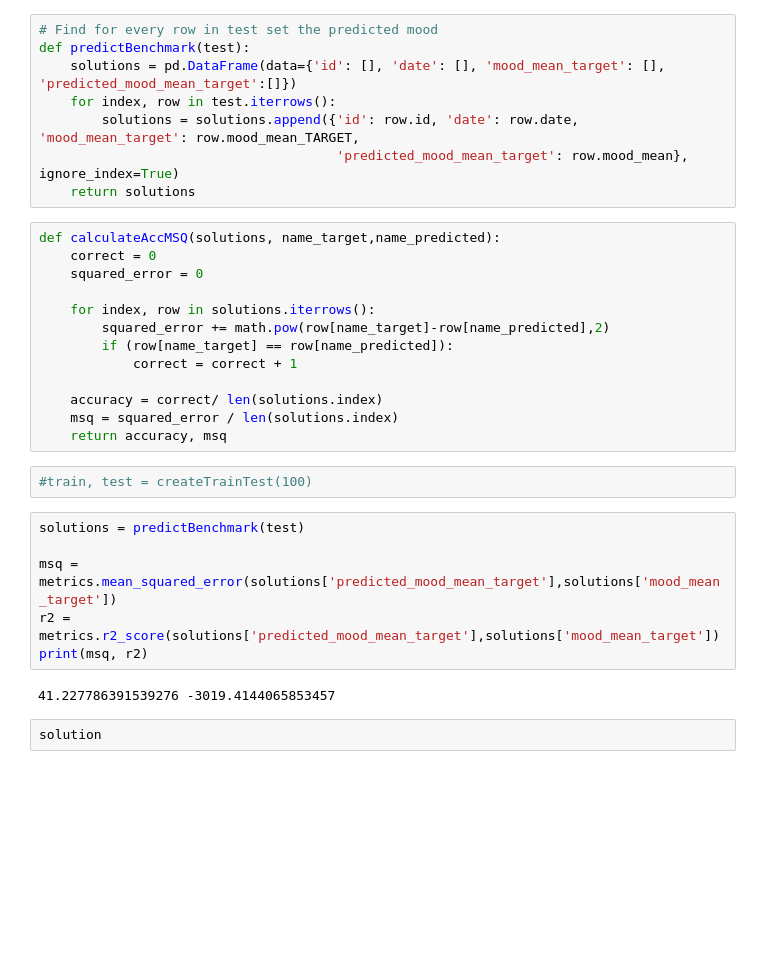
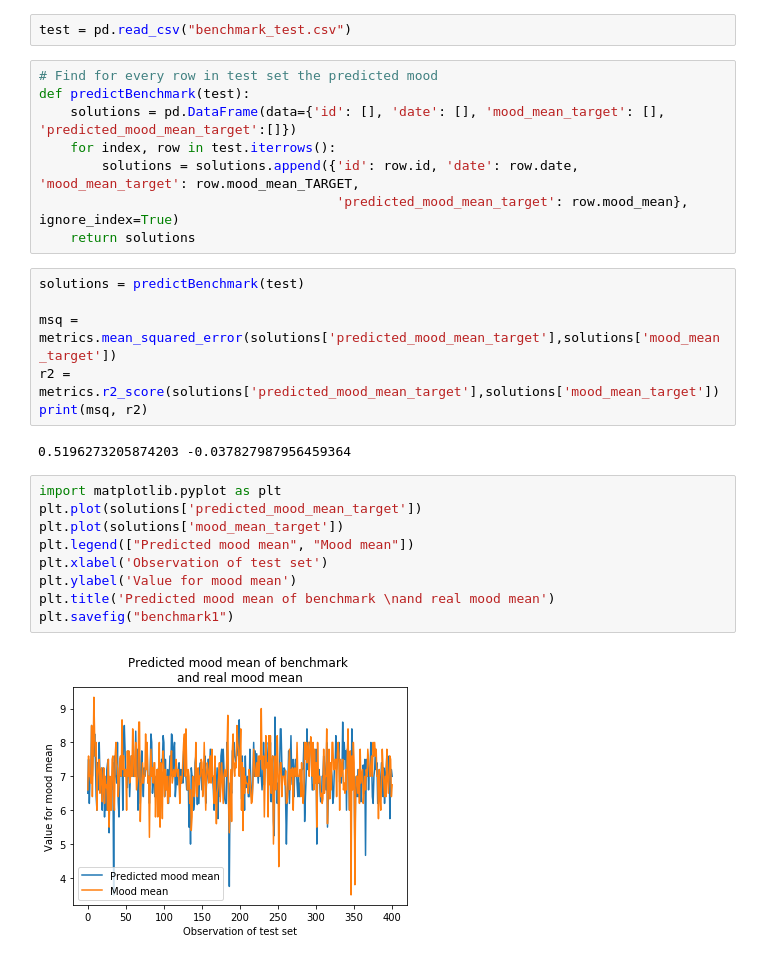
Before and after one commit to cathytoli/DMT, a Jupyter notebook: Janine/Benchmark.ipynb, the cells around one changed output. Drawn from its saved outputs; the diff is of its cells as text; blank space fills up the shorter version.

```diff
--- a/Janine/Benchmark.ipynb
+++ b/Janine/Benchmark.ipynb
@@ -23,3 +7,5 @@ def createTrainTest(length_train):
+# %%
+test = pd.read_csv("benchmark_test.csv")
 # %%
 # Find for every row in test set the predicted mood
 def predictBenchmark(test):
@@ -28,21 +14,6 @@ def predictBenchmark(test):
         solutions = solutions.append({'id': row.id, 'date': row.date, 'mood_mean_target': row.mood_mean_TARGET,
                                       'predicted_mood_mean_target': row.mood_mean}, ignore_index=True)
     return solutions
-# %%
-def calculateAccMSQ(solutions, name_target,name_predicted):
-    correct = 0
-    squared_error = 0
-
-    for index, row in solutions.iterrows():
-        squared_error += math.pow(row[name_target]-row[name_predicted],2)
-        if (row[name_target] == row[name_predicted]):
-            correct = correct + 1
-
-    accuracy = correct/ len(solutions.index)
-    msq = squared_error / len(solutions.index)
-    return accuracy, msq
-# %%
-#train, test = createTrainTest(100)
 # %%
 solutions = predictBenchmark(test)
 
@@ -50,6 +21,15 @@ msq = metrics.mean_squared_error(solutions['predicted_mood_mean_target'],solutio
 r2 = metrics.r2_score(solutions['predicted_mood_mean_target'],solutions['mood_mean_target'])
 print(msq, r2)
 # %% [output]
-41.227786391539276 -3019.4144065853457
+0.5196273205874203 -0.037827987956459364
-# %%
-solution
+# %%
+import matplotlib.pyplot as plt
+plt.plot(solutions['predicted_mood_mean_target'])
+plt.plot(solutions['mood_mean_target'])
+plt.legend(["Predicted mood mean", "Mood mean"])
+plt.xlabel('Observation of test set')
+plt.ylabel('Value for mood mean')
+plt.title('Predicted mood mean of benchmark \nand real mood mean')
+plt.savefig("benchmark1")
+# %% [output]
+[figure, added]
```
Also changed, not shown: parts of 3 cells of this notebook, 6 other files.
